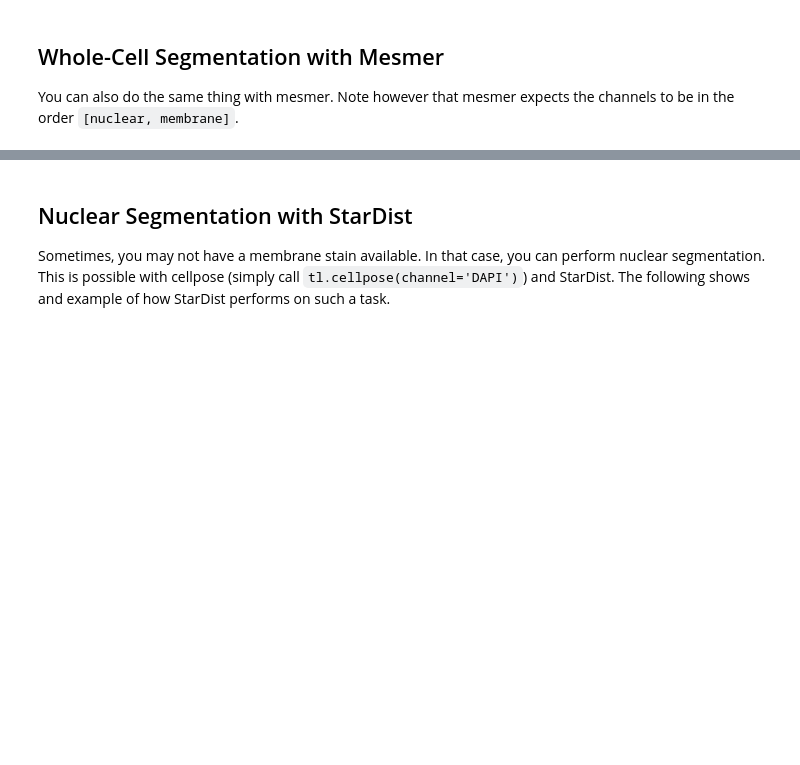
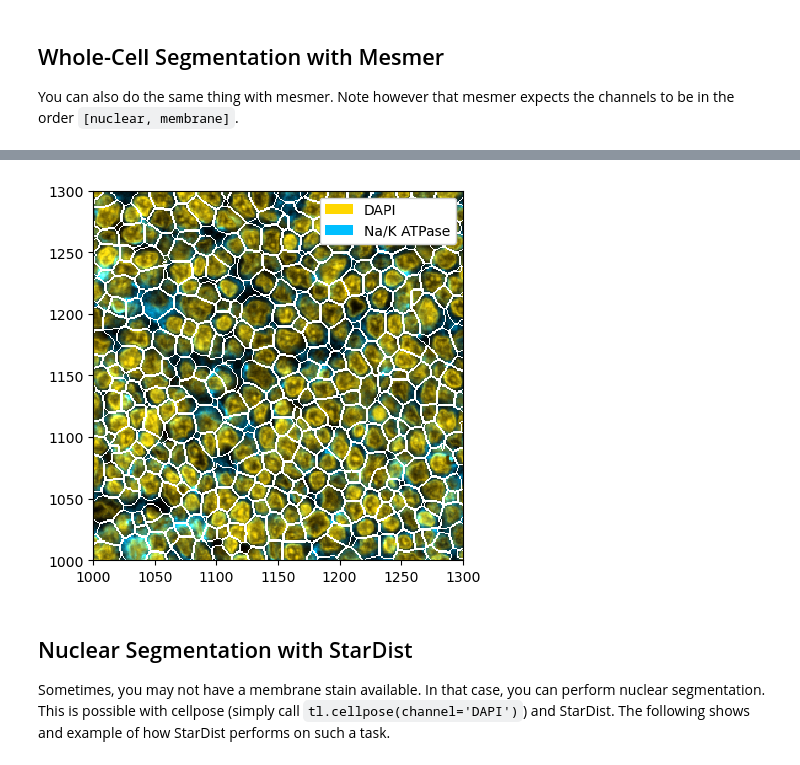
Before and after one commit to sagar87/spatialproteomics, a Jupyter notebook: docs/notebooks/Segmentation.ipynb, the cells around one changed output, grey strips where cells are left out. Drawn from its saved outputs; the diff is of its cells as text; code cells hidden in the pictures; blank space fills up the shorter version.

```diff
--- a/docs/notebooks/Segmentation.ipynb
+++ b/docs/notebooks/Segmentation.ipynb
@@ -107,0 +112,5 @@ Converting image dtype to float
+# %%
+ds_mesmer = ds.tl.mesmer(channel=["DAPI", "Na/K ATPase"])
+# plotting the result
+_ = ds_mesmer.pp[["DAPI", "Na/K ATPase"]].pl.colorize(["gold", "deepskyblue"]).pl.show(render_segmentation=True)
+# %% [output]
@@ -108,3 +131,4 @@ Converting image dtype to float
+[figure, added]
 # %% [markdown]
 ## Nuclear Segmentation with StarDist
 
```
Also changed, not shown: parts of 25 cells of this notebook, 1 other file.
